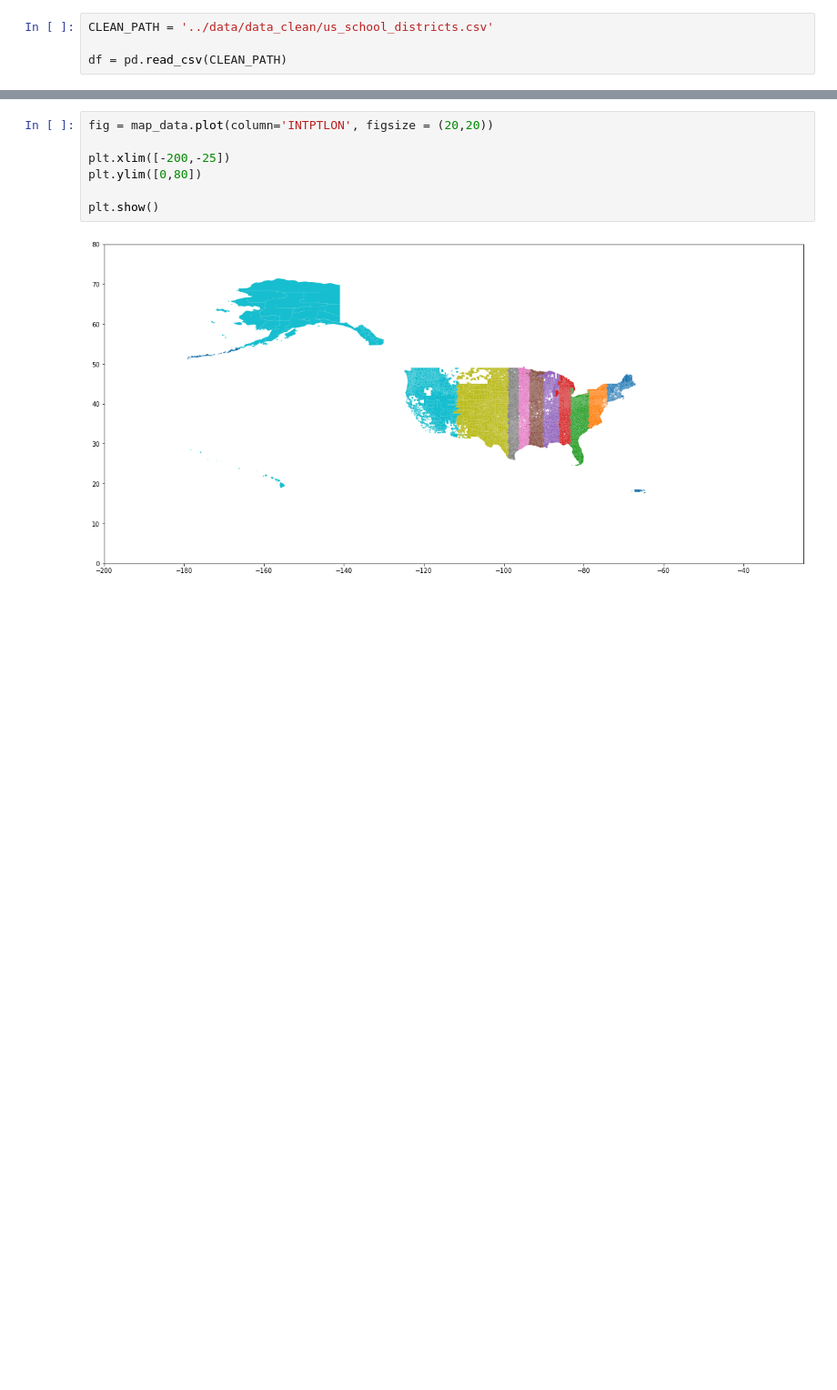
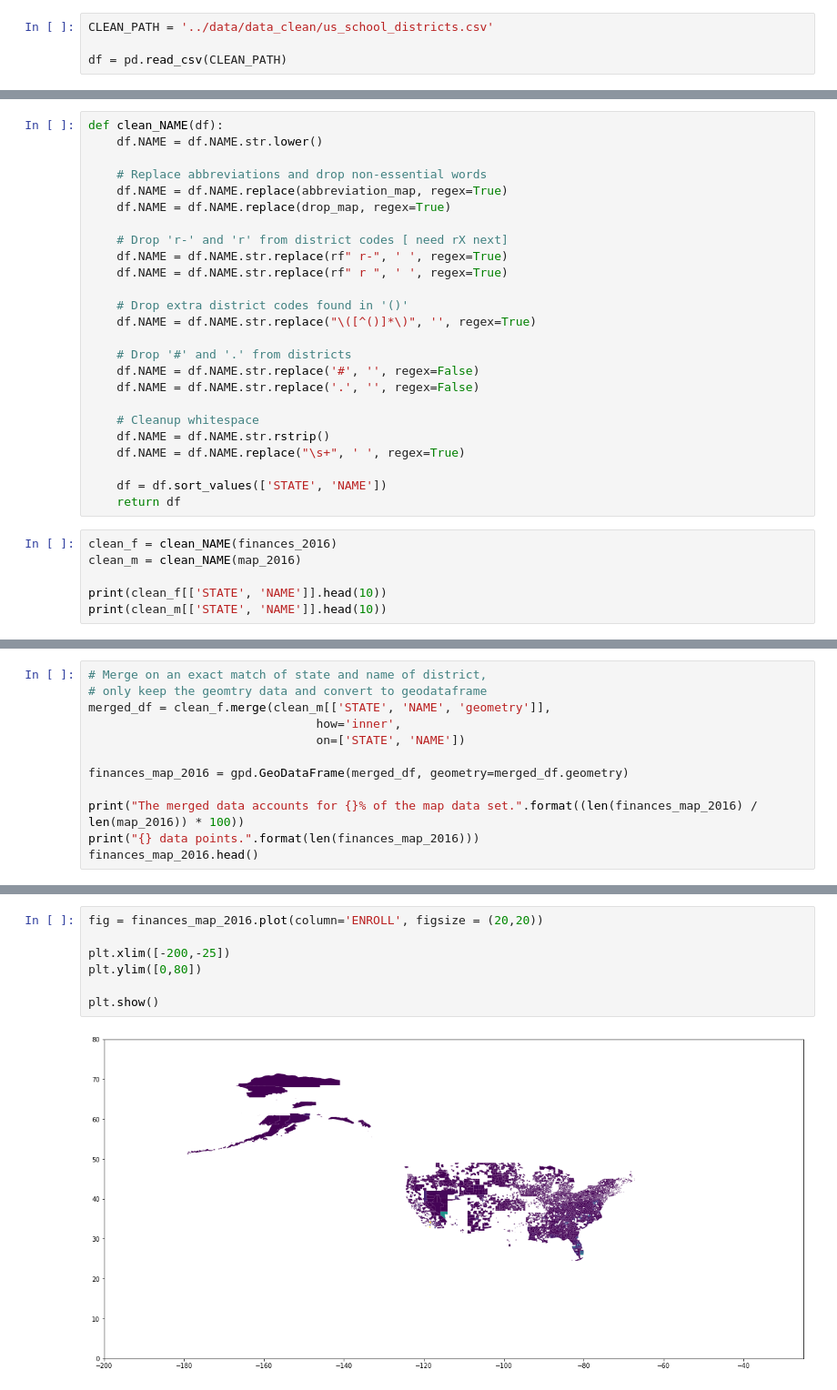
Before and after one commit to jamu0075/US-Education-Project, a Jupyter notebook: EDA/eda.ipynb, the cells around one changed output, grey strips where cells are left out. Shown at 91% size. Drawn from its saved outputs; the diff is of its cells as text; blank space fills up the shorter version.

Commit message:
Encapsulated functions and cleaned code base. Organized notebook for readability. Added comments and headers.

```diff
--- a/EDA/eda.ipynb
+++ b/EDA/eda.ipynb
@@ -334,0 +157,31 @@ zuni,  zuni
+# %%
+def clean_NAME(df):
+    df.NAME = df.NAME.str.lower()
+
+    # Replace abbreviations and drop non-essential words
+    df.NAME = df.NAME.replace(abbreviation_map, regex=True)
+    df.NAME = df.NAME.replace(drop_map, regex=True)
+
+    # Drop 'r-' and 'r' from district codes [ need rX next]
+    df.NAME = df.NAME.str.replace(rf" r-", ' ', regex=True)
+    df.NAME = df.NAME.str.replace(rf" r ", ' ', regex=True)
+
+    # Drop extra district codes found in '()'
+    df.NAME = df.NAME.str.replace("\([^()]*\)", '', regex=True)
+
+    # Drop '#' and '.' from districts
+    df.NAME = df.NAME.str.replace('#', '', regex=False)
+    df.NAME = df.NAME.str.replace('.', '', regex=False)
+
+    # Cleanup whitespace
+    df.NAME = df.NAME.str.rstrip()
+    df.NAME = df.NAME.replace("\s+", ' ', regex=True)
+
+    df = df.sort_values(['STATE', 'NAME'])
+    return df
+# %%
+clean_f = clean_NAME(finances_2016)
+clean_m = clean_NAME(map_2016)
+
+print(clean_f[['STATE', 'NAME']].head(10))
+print(clean_m[['STATE', 'NAME']].head(10))
@@ -334,0 +208,12 @@ zuni,  zuni
+# %%
+# Merge on an exact match of state and name of district,
+# only keep the geomtry data and convert to geodataframe
+merged_df = clean_f.merge(clean_m[['STATE', 'NAME', 'geometry']],
+                                how='inner',
+                                on=['STATE', 'NAME'])
+
+finances_map_2016 = gpd.GeoDataFrame(merged_df, geometry=merged_df.geometry)
+
+print("The merged data accounts for {}% of the map data set.".format((len(finances_map_2016) / len(map_2016)) * 100))
+print("{} data points.".format(len(finances_map_2016)))
+finances_map_2016.head()
@@ -335,9 +268,9 @@ zuni,  zuni
 # %%
-fig = map_data.plot(column='INTPTLON', figsize = (20,20))
+fig = finances_map_2016.plot(column='ENROLL', figsize = (20,20))
 
 plt.xlim([-200,-25])
 plt.ylim([0,80])
 
 plt.show()
 # %% [output]
-[figure, old version]
+[figure, new version]
```
Also changed, not shown: parts of 27 cells of this notebook.
